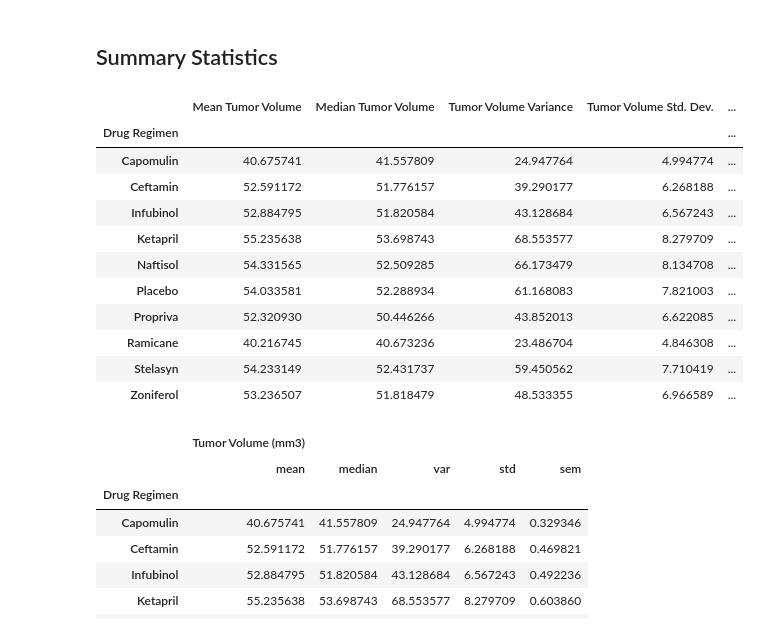
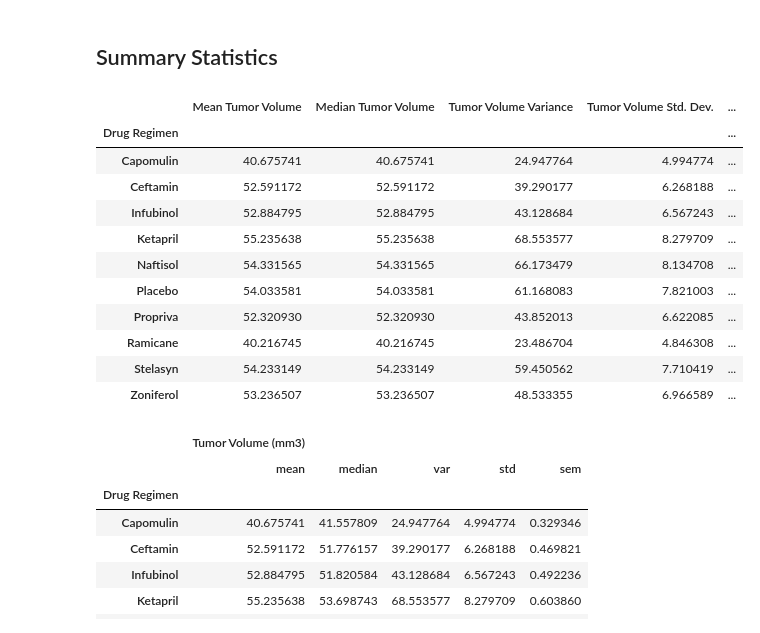
Before and after one commit to ortizvane09/Pymaceuticals, a Jupyter notebook: pymaceuticals_starter.ipynb, the cells around one changed output. Drawn from its saved outputs; the diff is of its cells as text; code cells hidden in the pictures.

```diff
--- a/pymaceuticals_starter.ipynb
+++ b/pymaceuticals_starter.ipynb
@@ -20,10 +20,12 @@ mouse_metadata = pd.read_csv(mouse_metadata_path)
 study_results = pd.read_csv(study_results_path)
 
 # Combine the data into a single DataFrame
-study_data_complete = pd.merge(study_results, mouse_metadata, how="left", on="Mouse ID")
+Data_combo = pd.merge(mouse_metadata, study_results, how='right')
 
 # Display the data table for preview
-study_data_complete.head()
+Data_combo = Data_combo[['Mouse ID', 'Timepoint', 'Tumor Volume (mm3)', 'Metastatic Sites',
+                               'Drug Regimen''', 'Sex', 'Age_months', 'Weight (g)']]
+Data_combo.head()
 # %% [output]
 |  | Mouse ID | Timepoint | Tumor Volume (mm3) | Metastatic Sites | Drug Regimen | Sex | Age_months | ... |
 | 0 | b128 | 0 | 45.0 | 0 | Capomulin | Female | 9 | ... |
@@ -41,8 +43,8 @@ number_of_mice
 # %%
 # Our data should be uniquely identified by Mouse ID and Timepoint
 # Get the duplicate mice by ID number that shows up for Mouse ID and Timepoint.
-duplicate_mice = study_data_complete.loc[study_data_complete.duplicated(subset=['Mouse ID', 'Timepoint',]),'Mouse ID'].unique()
-duplicate_mice
+dup_mice = Data_combo.loc[Data_combo.duplicated(subset=['Mouse ID', 'Timepoint',]), 'Mouse ID'].unique()
+dup_mice
 # %% [output]
 array(['g989'], dtype=object)
 # %%
@@ -66,7 +68,7 @@ dup_mice_df
 | 1592 | g989 | 35 | 62.570880 | 2 | Propriva | Female | 21 | ... |
 # %%
 # Create a clean DataFrame by dropping the duplicate mouse by its ID.
-clean_df = study_data_complete[study_data_complete['Mouse ID'].isin(duplicate_mice)==False]
+clean_df = Data_combo[Data_combo['Mouse ID'].isin(dup_mice)==False]
 clean_df.head()
 # %% [output]
 |  | Mouse ID | Timepoint | Tumor Volume (mm3) | Metastatic Sites | Drug Regimen | Sex | Age_months | ... |
@@ -87,39 +89,36 @@ clean_number_of_mice
 # %%
 # Generate a summary statistics table of mean, median, variance, standard deviation, and SEM of the tumor volume for each regimen
 
 # Use groupby and summary statistical methods to calculate the following properties of each drug regimen:
 # mean, median, variance, standard deviation, and SEM of the tumor volume.
 # Assemble the resulting series into a single summary DataFrame.
 
-regimen_mean = clean_df.groupby('Drug Regimen').mean()["Tumor Volume (mm3)"]
-regimen_median = clean_df.groupby('Drug Regimen').median()["Tumor Volume (mm3)"]
-regimen_variance = clean_df.groupby('Drug Regimen').var()["Tumor Volume (mm3)"]
-regimen_std = clean_df.groupby('Drug Regimen').std()["Tumor Volume (mm3)"]
-regimen_sem = clean_df.groupby('Drug Regimen').sem()["Tumor Volume (mm3)"]
+regimen_mean = clean_df.groupby('Drug Regimen')["Tumor Volume (mm3)"].mean()
+regimen_median = clean_df.groupby('Drug Regimen')["Tumor Volume (mm3)"].mean()
+regimen_variance = clean_df.groupby('Drug Regimen')["Tumor Volume (mm3)"].var()
+regimen_std = clean_df.groupby('Drug Regimen')["Tumor Volume (mm3)"].std()
+regimen_sem = clean_df.groupby('Drug Regimen')["Tumor Volume (mm3)"].sem()
 
+Summary_Stat_Table = pd.DataFrame({"Mean Tumor Volume": regimen_mean,
+                                   "Median Tumor Volume": regimen_median,
+                                   "Tumor Volume Variance": regimen_variance,
+                                   "Tumor Volume Std. Dev.": regimen_std,
+                                   "Tumor Volume Std. Err.": regimen_sem})
 
-
-
-summary_stats_table = pd.DataFrame({"Mean Tumor Volume": regimen_mean,
-                                    "Median Tumor Volume": regimen_median,
-                                    "Tumor Volume Variance": regimen_variance,
-                                    "Tumor Volume Std. Dev.": regimen_std,
-                                    "Tumor Volume Std. Err.": regimen_sem})
-
-summary_stats_table
+Summary_Stat_Table
 # %% [output]
 |  | Mean Tumor Volume | Median Tumor Volume | Tumor Volume Variance | Tumor Volume Std. Dev. | ... |
 | Drug Regimen |  |  |  |  | ... |
-| Capomulin | 40.675741 | 41.557809 | 24.947764 | 4.994774 | ... |
-| Ceftamin | 52.591172 | 51.776157 | 39.290177 | 6.268188 | ... |
-| Infubinol | 52.884795 | 51.820584 | 43.128684 | 6.567243 | ... |
-| Ketapril | 55.235638 | 53.698743 | 68.553577 | 8.279709 | ... |
-| Naftisol | 54.331565 | 52.509285 | 66.173479 | 8.134708 | ... |
-| Placebo | 54.033581 | 52.288934 | 61.168083 | 7.821003 | ... |
-| Propriva | 52.320930 | 50.446266 | 43.852013 | 6.622085 | ... |
-| Ramicane | 40.216745 | 40.673236 | 23.486704 | 4.846308 | ... |
-| Stelasyn | 54.233149 | 52.431737 | 59.450562 | 7.710419 | ... |
-| Zoniferol | 53.236507 | 51.818479 | 48.533355 | 6.966589 | ... |
+| Capomulin | 40.675741 | 40.675741 | 24.947764 | 4.994774 | ... |
+| Ceftamin | 52.591172 | 52.591172 | 39.290177 | 6.268188 | ... |
+| Infubinol | 52.884795 | 52.884795 | 43.128684 | 6.567243 | ... |
+| Ketapril | 55.235638 | 55.235638 | 68.553577 | 8.279709 | ... |
+| Naftisol | 54.331565 | 54.331565 | 66.173479 | 8.134708 | ... |
+| Placebo | 54.033581 | 54.033581 | 61.168083 | 7.821003 | ... |
+| Propriva | 52.320930 | 52.320930 | 43.852013 | 6.622085 | ... |
+| Ramicane | 40.216745 | 40.216745 | 23.486704 | 4.846308 | ... |
+| Stelasyn | 54.233149 | 54.233149 | 59.450562 | 7.710419 | ... |
+| Zoniferol | 53.236507 | 53.236507 | 48.533355 | 6.966589 | ... |
 # %%
 # A more advanced method to generate a summary statistics table of mean, median, variance, standard deviation,
 # and SEM of the tumor volume for each regimen (only one method is required in the solution)
```
Also changed, not shown: parts of 15 cells of this notebook.
